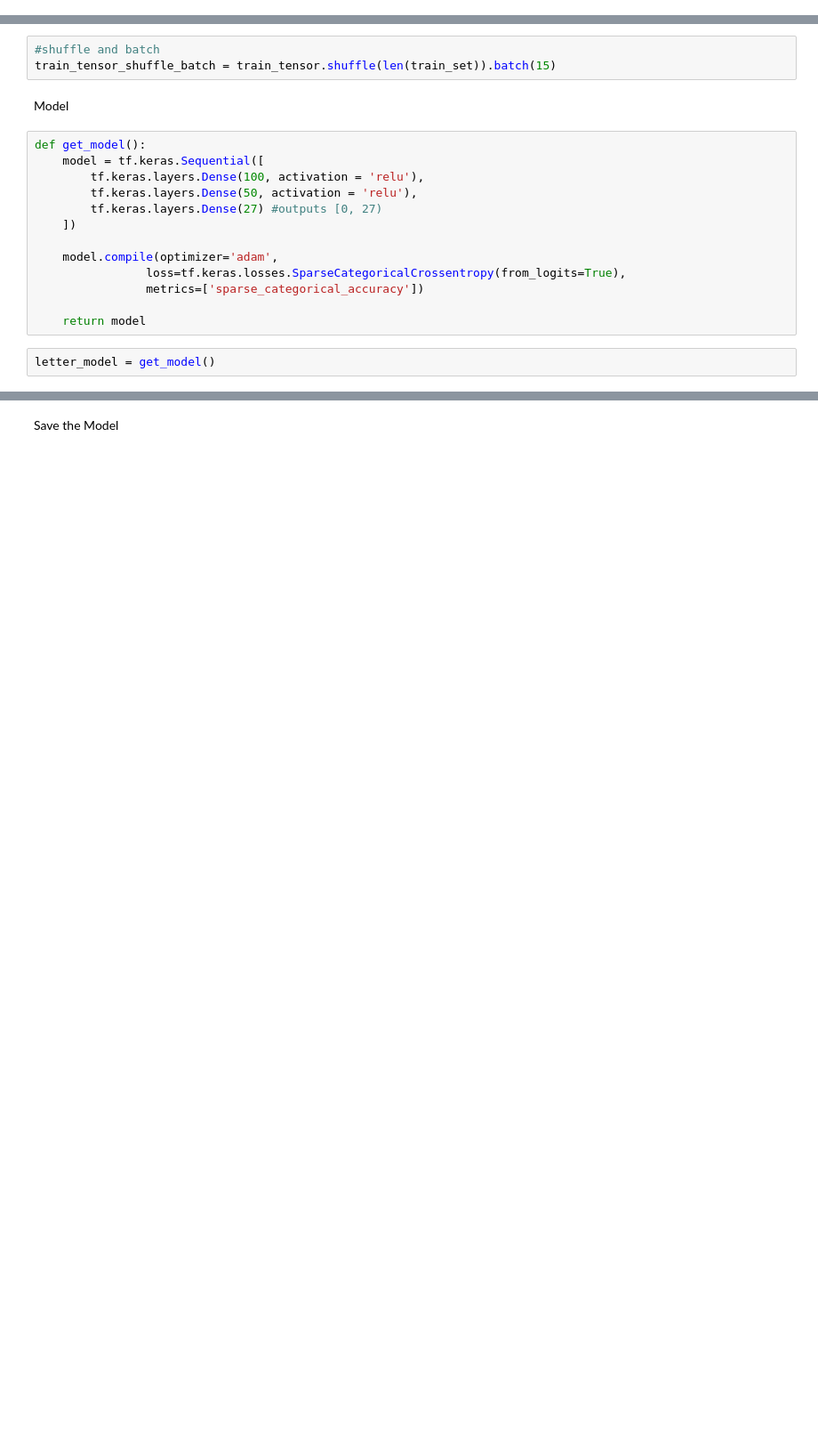
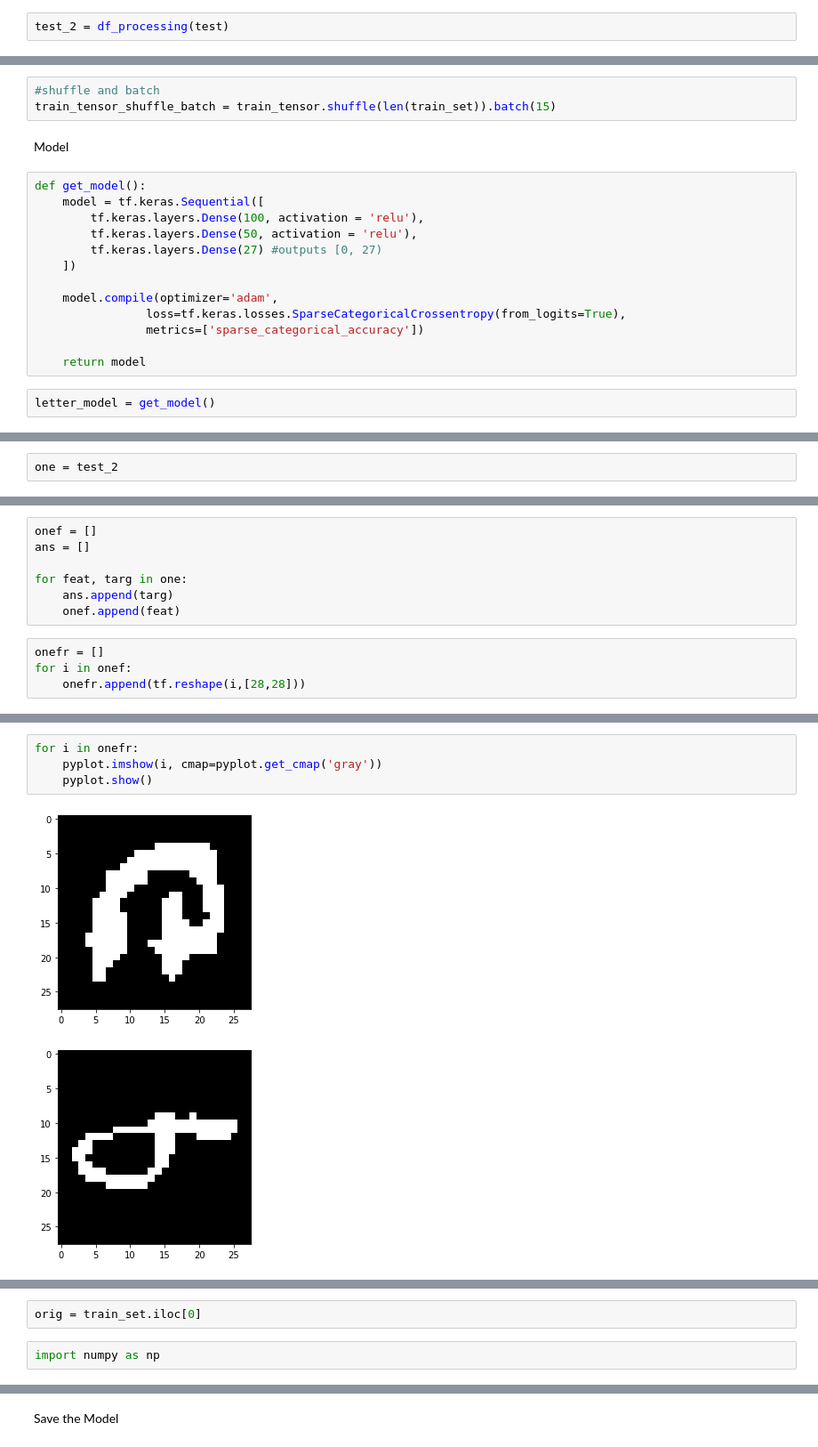
Before and after one commit to michelleli246/HangmanGame, a Jupyter notebook: model_build/CharacterRecognitionModel.ipynb, the cells around one changed output, grey strips where cells are left out. Shown at 89% size. Drawn from its saved outputs; the diff is of its cells as text; blank space fills up the shorter version.

```diff
--- a/model_build/CharacterRecognitionModel.ipynb
+++ b/model_build/CharacterRecognitionModel.ipynb
@@ -27,3 +30,5 @@ def df_processing(input_set):
+# %%
+test_2 = df_processing(test)
 # %%
 train_set = pd.read_csv('../Data/emnist-letters-train.csv')
 # %%
@@ -95 +102,3 @@ Epoch 10/10
 <tensorflow.python.keras.callbacks.History at 0x...>
+# %%
+one = test_2
@@ -95,0 +109,11 @@ Epoch 10/10
+# %%
+onef = []
+ans = []
+
+for feat, targ in one:
+    ans.append(targ)
+    onef.append(feat)
+# %%
+onefr = []
+for i in onef:
+    onefr.append(tf.reshape(i,[28,28]))
@@ -95,0 +146,7 @@ Epoch 10/10
+# %%
+for i in onefr:
+    pyplot.imshow(i, cmap=pyplot.get_cmap('gray'))
+    pyplot.show()
+# %% [output]
+[figure, added]
+[figure, added]
@@ -95,0 +161,4 @@ Epoch 10/10
+# %%
+orig = train_set.iloc[0]
+# %%
+import numpy as np
```
Also changed, not shown: parts of 14 cells of this notebook, 4 other files.
